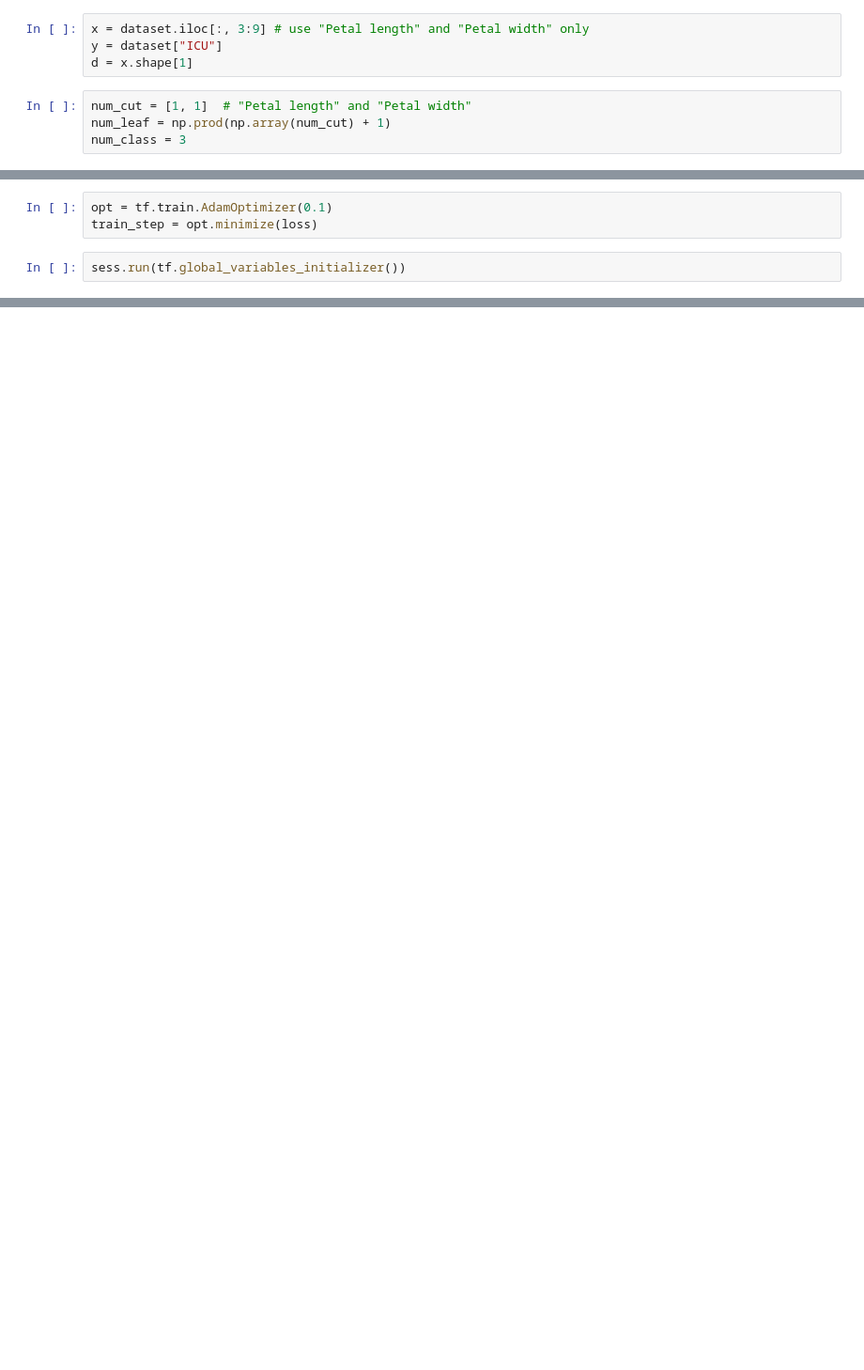
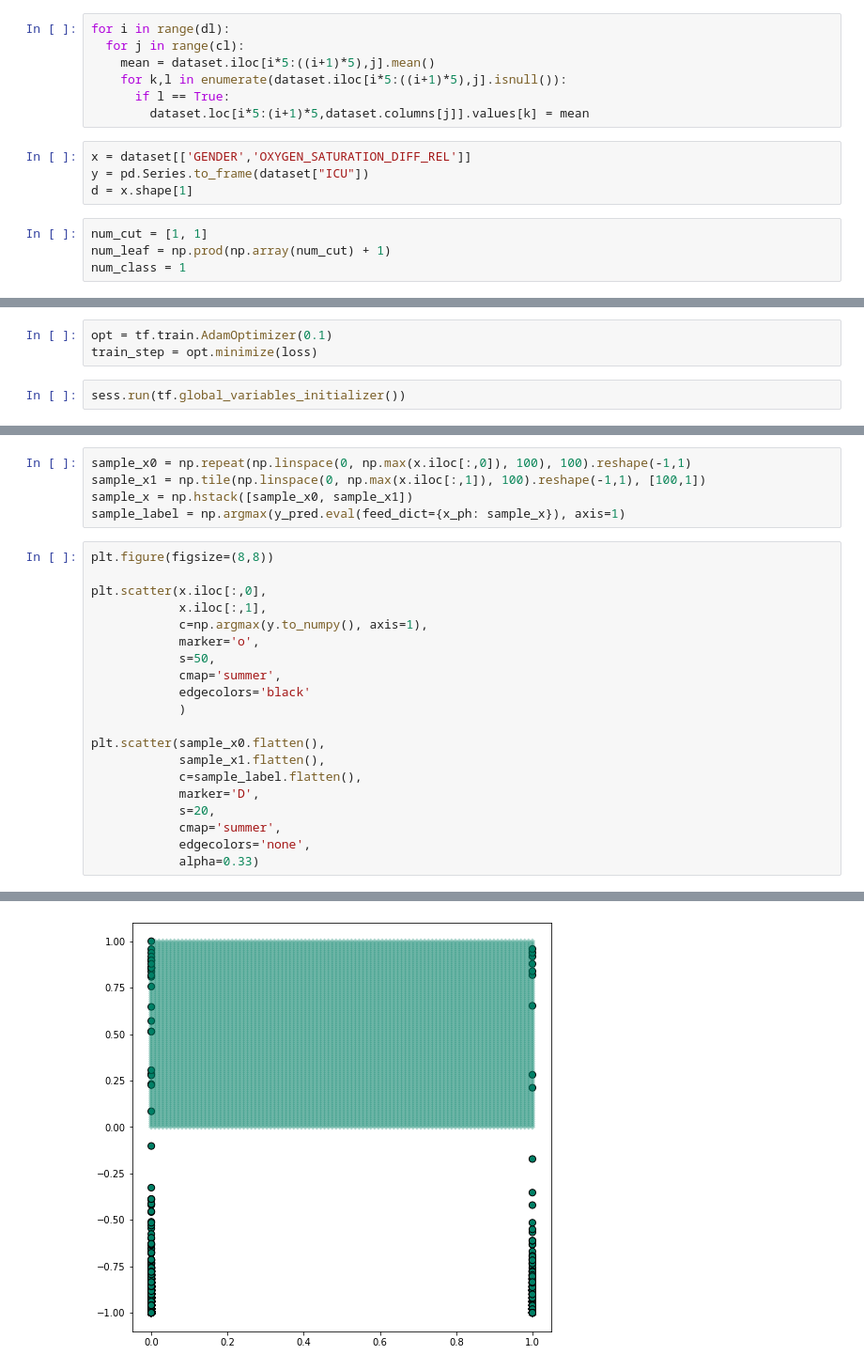
Before and after one commit to Alireza-kokabi/DNDT, a Jupyter notebook: tensorflow/main.ipynb, the cells around one changed output, grey strips where cells are left out. Shown at 94% size. Saved outputs shown, nothing was run; the diff lists cells and outputs as text; blank space fills up the shorter version.

```diff
--- a/tensorflow/main.ipynb
+++ b/tensorflow/main.ipynb
@@ -26,11 +27,18 @@ dataset = pd.concat([dataset,age,window],axis=1)
+# %%
+for i in range(dl):
+  for j in range(cl):
+    mean = dataset.iloc[i*5:((i+1)*5),j].mean()
+    for k,l in enumerate(dataset.iloc[i*5:((i+1)*5),j].isnull()):
+      if l == True:
+        dataset.loc[i*5:(i+1)*5,dataset.columns[j]].values[k] = mean
 # %%
-x = dataset.iloc[:, 3:9] # use "Petal length" and "Petal width" only
-y = dataset["ICU"]
+x = dataset[['GENDER','OXYGEN_SATURATION_DIFF_REL']]
+y = pd.Series.to_frame(dataset["ICU"])
 d = x.shape[1]
 # %%
-num_cut = [1, 1]  # "Petal length" and "Petal width"
+num_cut = [1, 1]
 num_leaf = np.prod(np.array(num_cut) + 1)
-num_class = 3
+num_class = 1
 # %%
 sess = tf.InteractiveSession()
 # %%
@@ -55,0 +91,26 @@ print('error rate %.2f' % (1 - np.mean(np.argmax(y_pred.eval(feed_dict={x_ph: x}
+# %%
+sample_x0 = np.repeat(np.linspace(0, np.max(x.iloc[:,0]), 100), 100).reshape(-1,1)
+sample_x1 = np.tile(np.linspace(0, np.max(x.iloc[:,1]), 100).reshape(-1,1), [100,1])
+sample_x = np.hstack([sample_x0, sample_x1])
+sample_label = np.argmax(y_pred.eval(feed_dict={x_ph: sample_x}), axis=1)
+# %%
+plt.figure(figsize=(8,8))
+
+plt.scatter(x.iloc[:,0],
+            x.iloc[:,1],
+            c=np.argmax(y.to_numpy(), axis=1),
+            marker='o',
+            s=50,
+            cmap='summer',
+            edgecolors='black'
+            )
+
+plt.scatter(sample_x0.flatten(),
+            sample_x1.flatten(),
+            c=sample_label.flatten(),
+            marker='D',
+            s=20,
+            cmap='summer',
+            edgecolors='none',
+            alpha=0.33)
+# %% [output]
@@ -55,0 +118 @@ print('error rate %.2f' % (1 - np.mean(np.argmax(y_pred.eval(feed_dict={x_ph: x}
+[figure, added]
```
Also changed, not shown: parts of 13 cells of this notebook.
